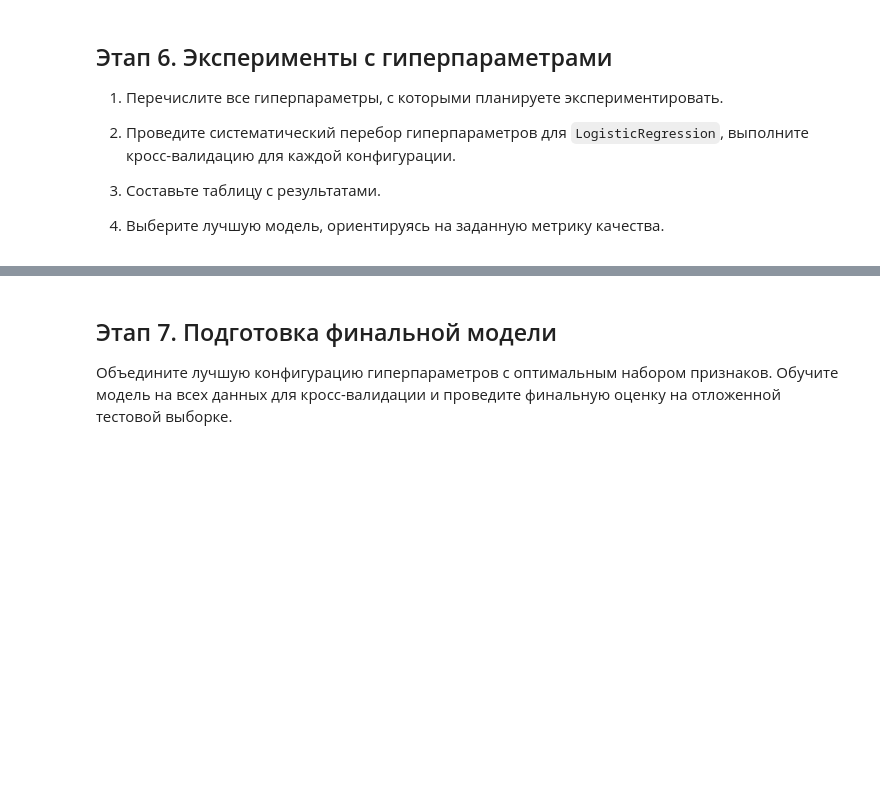
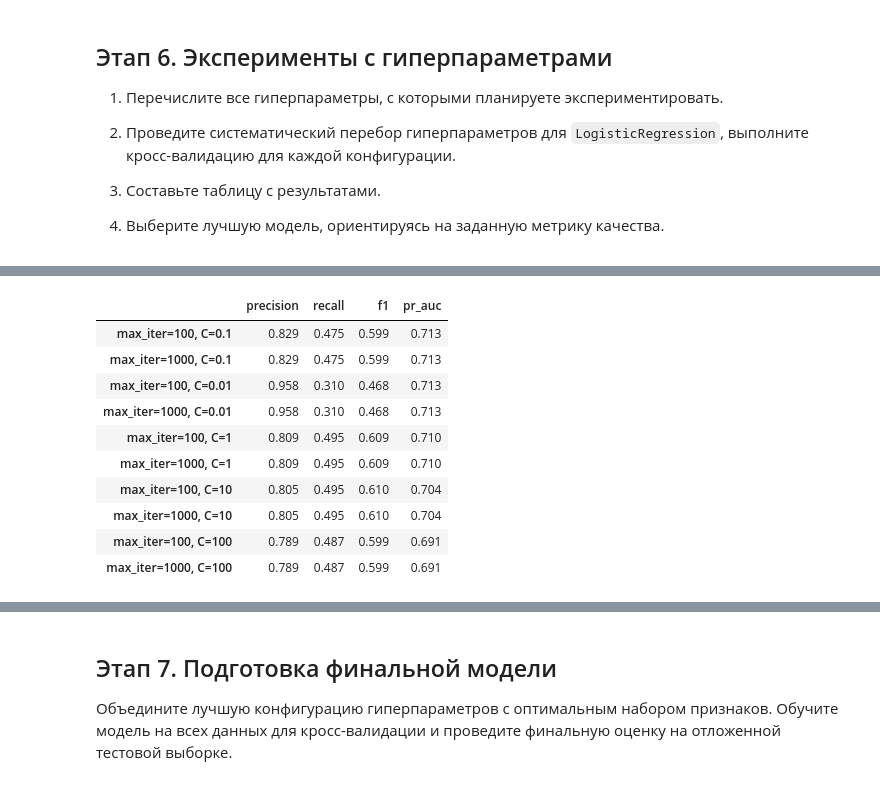
Before and after one commit to TemaQDX/project_happy_coffe_beans, a Jupyter notebook: happy_coffee_beans_project_sprint_11_Artem_Burov.ipynb, the cells around one changed output, grey strips where cells are left out. Cells and saved outputs as stored; diff of their text form; code cells hidden in the pictures; blank space fills up the shorter version.

```diff
--- a/happy_coffee_beans_project_sprint_11_Artem_Burov.ipynb
+++ b/happy_coffee_beans_project_sprint_11_Artem_Burov.ipynb
@@ -1986,0 +1994,57 @@ ___
+# %%
+# Создание полного пайплана с моделью классификции
+
+logreg_model = LogisticRegression(random_state=random_state)
+
+full_pipeline_enhanced = Pipeline(
+    steps=[
+        ('preprocessor', preprocessor_enhanced),
+        ('classifier', logreg_model)
+    ]
+)
+# %%
+# Список значений C, которые проверим
+C_values = [0.01, 0.1, 1, 10, 100]
+max_iter = [100, 1000]
+
+# Список для хранения результатов
+results = {}
+
+for i in max_iter:
+    for c in C_values:
+        logreg_model = LogisticRegression(C=c, max_iter=i, random_state=random_state)
+        full_pipeline_enhanced = Pipeline(
+            steps=[
+                ('preprocessor', preprocessor_enhanced),
+                ('classifier', logreg_model)
+            ]
+        )
+        cv_res = cross_validate(
+            estimator=full_pipeline_enhanced,
+            X=X_train_val_enhanced,
+            y=y_train_val,
+            scoring=scoring,
+            cv=kfold
+        )
+        cv_metrics = {
+            'precision': cv_res['test_precision'].mean().round(3),
+            'recall': cv_res['test_recall'].mean().round(3),
+            'f1': cv_res['test_f1'].mean().round(3),
+            'pr_auc': cv_res['test_average_precision'].mean().round(3)
+        }
+        model_name = f'max_iter={i}, C={c}'
+        results[model_name] = cv_metrics
+# %%
+pd.DataFrame(results).T.sort_values(by=['pr_auc', 'f1'], ascending=False)
+# %% [output]
+|  | precision | recall | f1 | pr_auc |
+| max_iter=100, C=0.1 | 0.829 | 0.475 | 0.599 | 0.713 |
+| max_iter=1000, C=0.1 | 0.829 | 0.475 | 0.599 | 0.713 |
+| max_iter=100, C=0.01 | 0.958 | 0.310 | 0.468 | 0.713 |
+| max_iter=1000, C=0.01 | 0.958 | 0.310 | 0.468 | 0.713 |
+| max_iter=100, C=1 | 0.809 | 0.495 | 0.609 | 0.710 |
+| max_iter=1000, C=1 | 0.809 | 0.495 | 0.609 | 0.710 |
+| max_iter=100, C=10 | 0.805 | 0.495 | 0.610 | 0.704 |
+| max_iter=1000, C=10 | 0.805 | 0.495 | 0.610 | 0.704 |
+| max_iter=100, C=100 | 0.789 | 0.487 | 0.599 | 0.691 |
+| max_iter=1000, C=100 | 0.789 | 0.487 | 0.599 | 0.691 |
```
Also changed, not shown: parts of 2 cells of this notebook.
